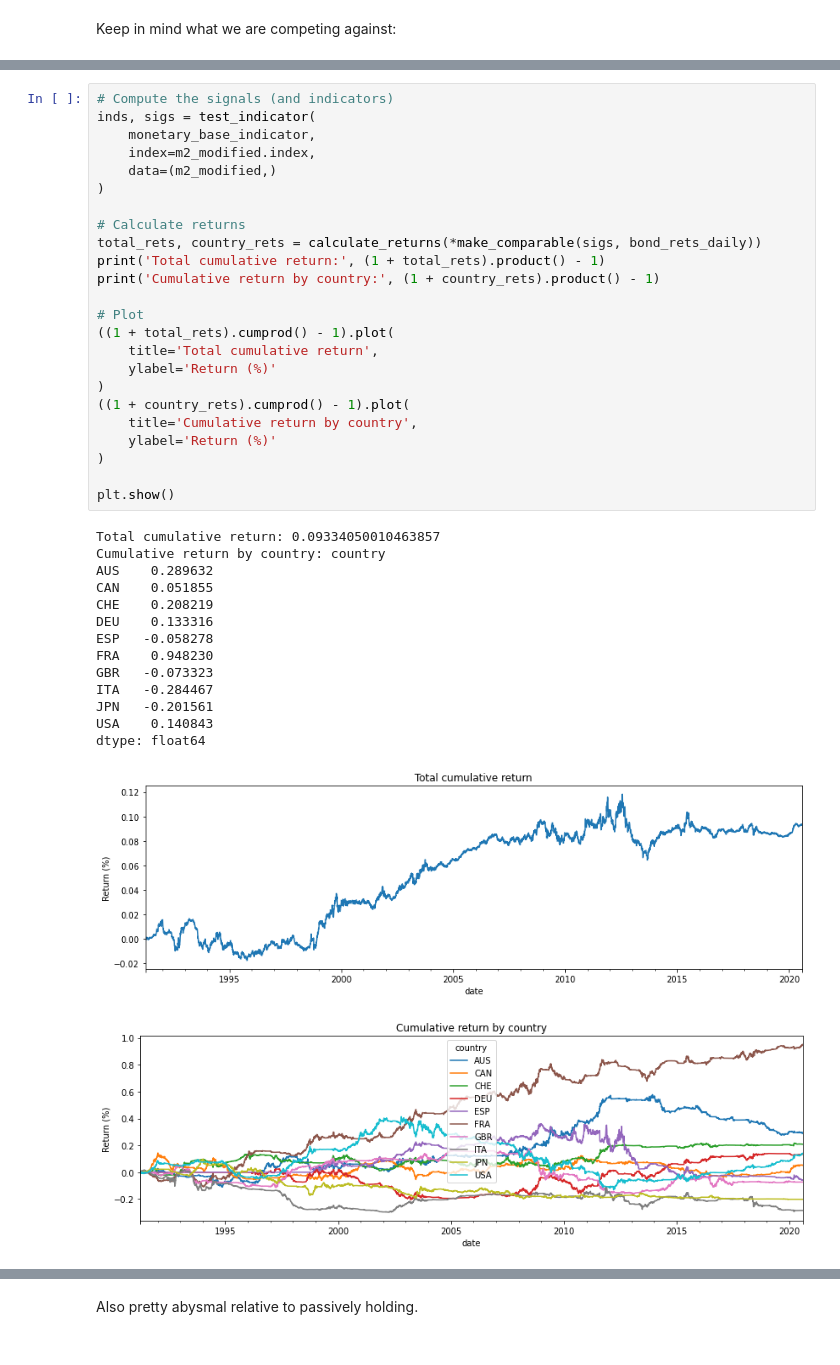
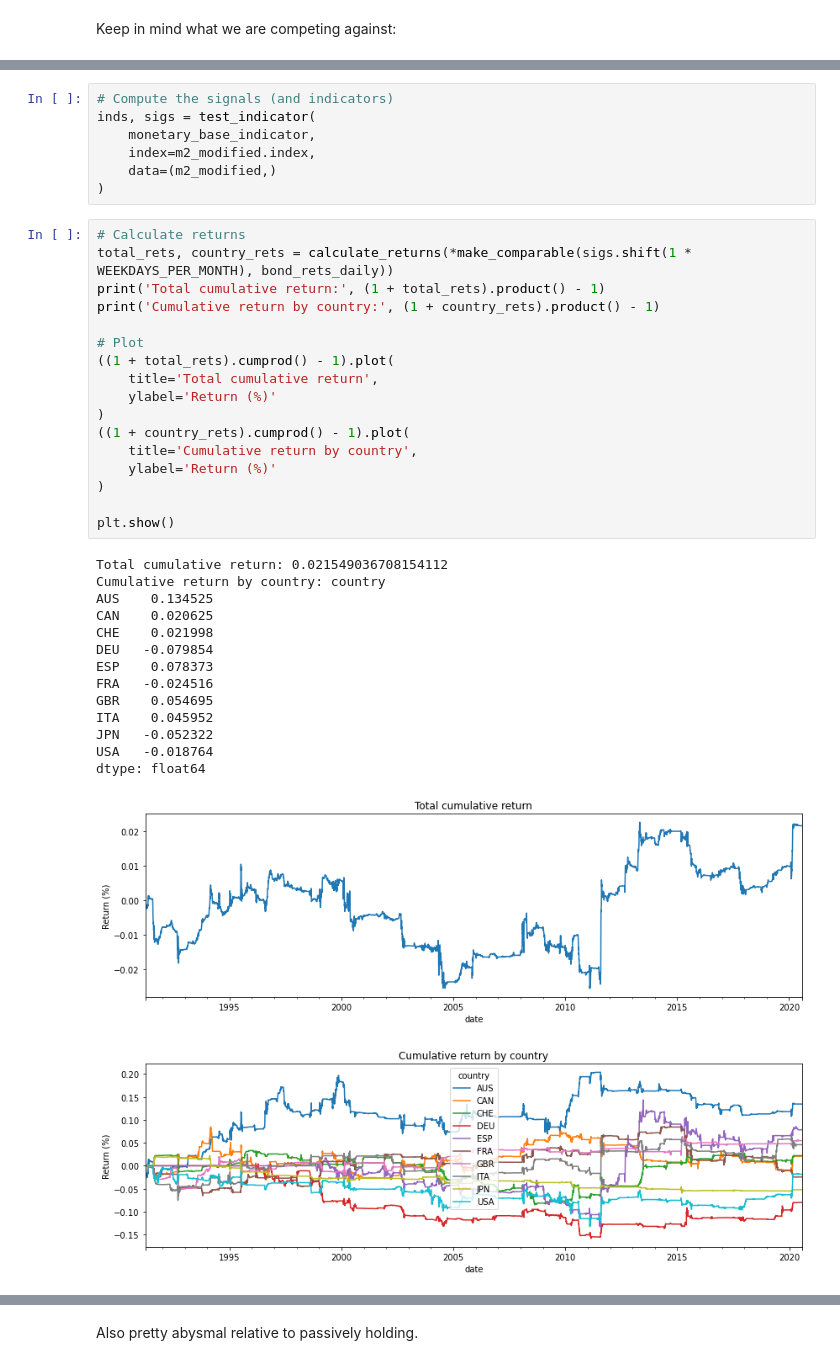
Before and after one commit to Mike-Huntress/Internship2020, a Jupyter notebook: notebooks/monetary_base.ipynb, the cells around one changed output, grey strips where cells are left out. Cells and saved outputs as stored; diff of their text form.

Commit message:
update monetary_base

```diff
--- a/notebooks/monetary_base.ipynb
+++ b/notebooks/monetary_base.ipynb
@@ -135,46 +133,46 @@ If $\Delta_{12m} M_2$ is much greater than $\Delta_{3m} M_2$, then growth should
 - Compute the relative indicator by subtracting the global average <br/><br/>
 
 - Standardize that relative indicator to each country's history of the indicator
+# %%
+# Compute the signals (and indicators)
+inds, sigs = test_indicator(
+    monetary_base_indicator,
+    index=m2_modified.index,
+    data=(m2_modified,)
+)
 # %%
-# Compute the signals (and indicators)
-inds, sigs = test_indicator(
-    monetary_base_indicator,
-    index=m2_modified.index,
-    data=(m2_modified,)
-)
-
 # Calculate returns
-total_rets, country_rets = calculate_returns(*make_comparable(sigs, bond_rets_daily))
+total_rets, country_rets = calculate_returns(*make_comparable(sigs.shift(1 * WEEKDAYS_PER_MONTH), bond_rets_daily))
 print('Total cumulative return:', (1 + total_rets).product() - 1)
 print('Cumulative return by country:', (1 + country_rets).product() - 1)
 
 # Plot
 ((1 + total_rets).cumprod() - 1).plot(
     title='Total cumulative return',
     ylabel='Return (%)'
 )
 ((1 + country_rets).cumprod() - 1).plot(
     title='Cumulative return by country',
     ylabel='Return (%)'
 )
 
 plt.show()
 # %% [output]
-Total cumulative return: 0.09334050010463857
+Total cumulative return: 0.021549036708154112
 Cumulative return by country: country
-AUS    0.289632
-CAN    0.051855
-CHE    0.208219
-DEU    0.133316
-ESP   -0.058278
-FRA    0.948230
-GBR   -0.073323
-ITA   -0.284467
-JPN   -0.201561
-USA    0.140843
+AUS    0.134525
+CAN    0.020625
+CHE    0.021998
+DEU   -0.079854
+ESP    0.078373
+FRA   -0.024516
+GBR    0.054695
+ITA    0.045952
+JPN   -0.052322
+USA   -0.018764
 dtype: float64
-[figure, old version]
+[figure, new version]
-[figure, old version]
+[figure, new version]
 # %%
 # Try with denoised data for fun
 inds, sigs = test_indicator(
```
Also changed, not shown: parts of 6 cells of this notebook, 1 other file.
